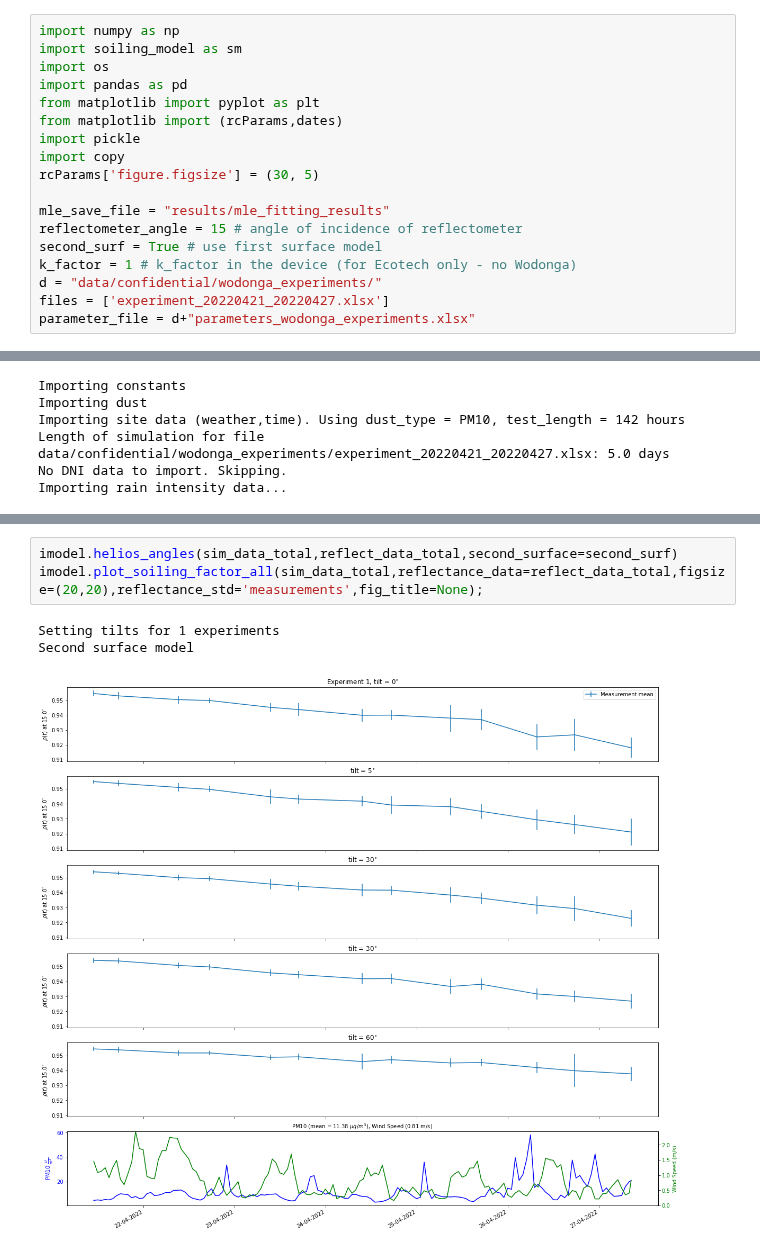
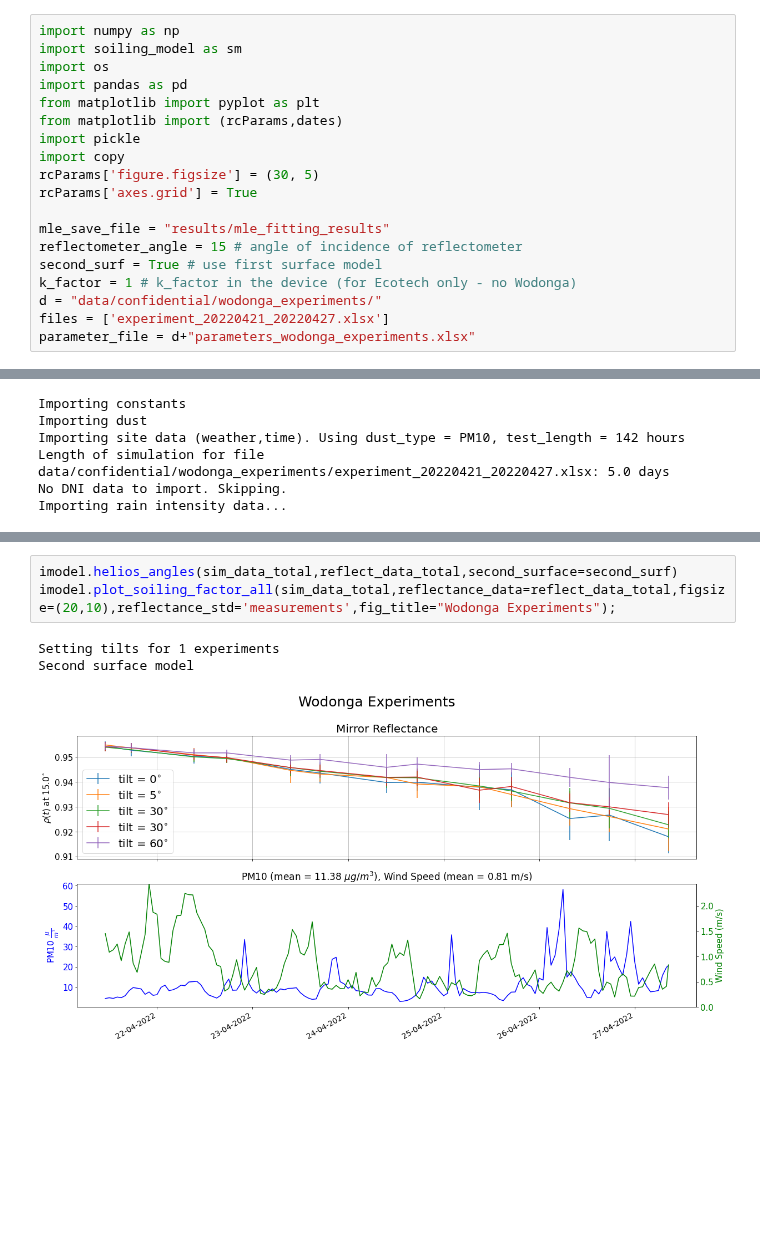
Before and after one commit to cholette/HelioSoil, a Jupyter notebook: plot_data.ipynb, the cells around one changed output, grey strips where cells are left out. Saved outputs shown, nothing was run; the diff lists cells and outputs as text; blank space fills up the shorter version.

Commit message:
updated plot function for reflectance data and re-addition of the plot function for fitting

```diff
--- a/plot_data.ipynb
+++ b/plot_data.ipynb
@@ -11,6 +11,7 @@ from matplotlib import (rcParams,dates)
 import pickle
 import copy
 rcParams['figure.figsize'] = (30, 5)
+rcParams['axes.grid'] = True
 
 mle_save_file = "results/mle_fitting_results"
 reflectometer_angle = 15 # angle of incidence of reflectometer
@@ -49,7 +43,7 @@ plt.plot()
 # %%
 imodel.helios_angles(sim_data_total,reflect_data_total,second_surface=second_surf)
-imodel.plot_soiling_factor_all(sim_data_total,reflectance_data=reflect_data_total,figsize=(20,20),reflectance_std='measurements',fig_title=None);
+imodel.plot_soiling_factor_all(sim_data_total,reflectance_data=reflect_data_total,figsize=(20,10),reflectance_std='measurements',fig_title="Wodonga Experiments");
 # %% [output]
 Setting tilts for 1 experiments
 Second surface model
-[figure, old version]
+[figure, new version]
```
Also changed, not shown: parts of 1 cell of this notebook, 1 other file.
